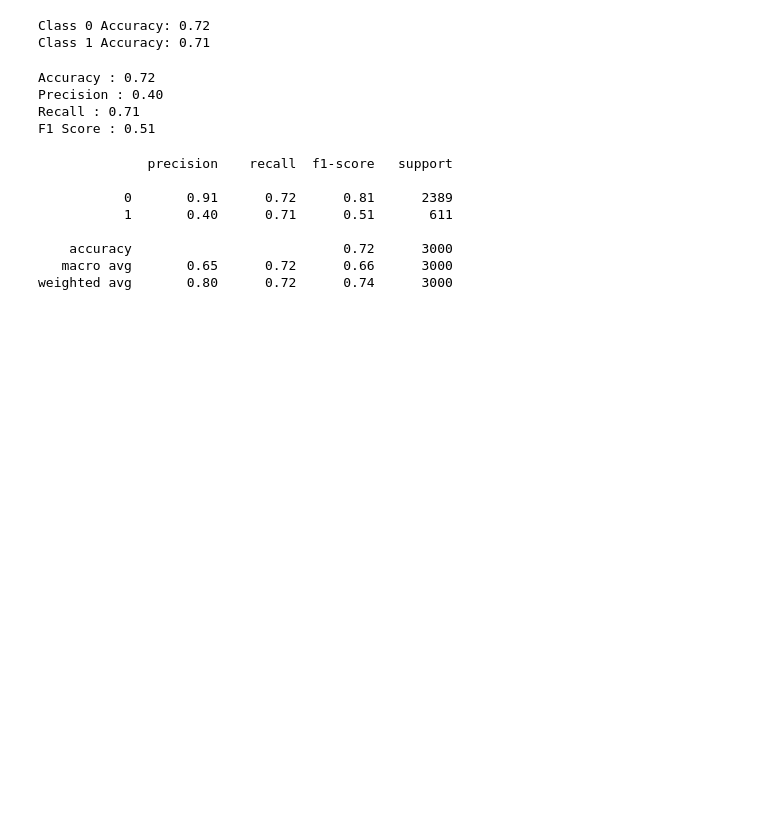
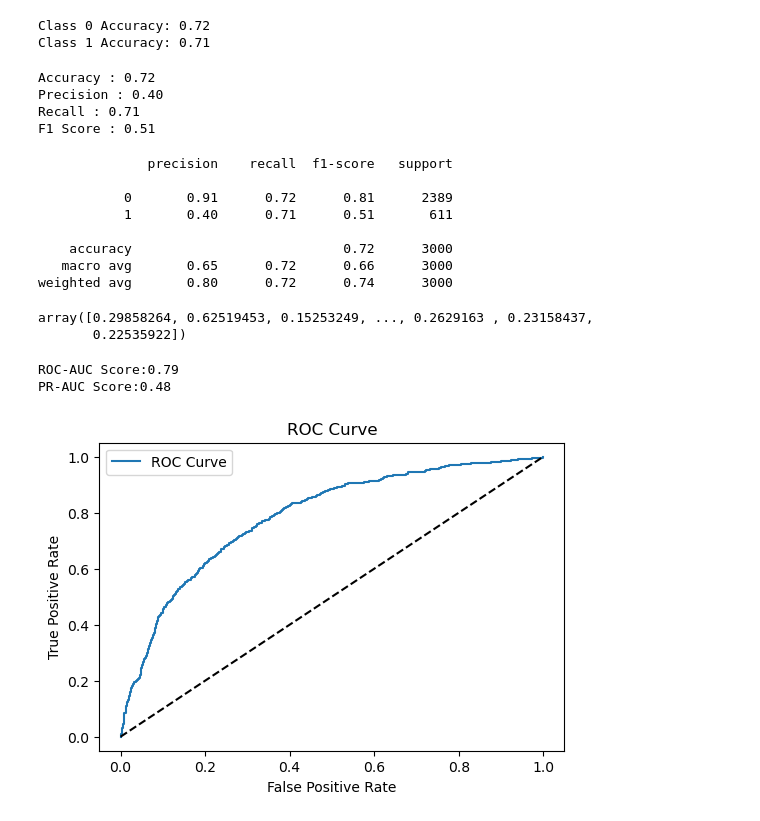
Before and after one commit to amandeep-singh28/Bank-Customer-Churn, a Jupyter notebook: 06_Logistic_Regression_SMOTE.ipynb, the cells around one changed output. Saved outputs shown, nothing was run; the diff lists cells and outputs as text; code cells hidden in the pictures; blank space fills up the shorter version.

```diff
--- a/06_Logistic_Regression_SMOTE.ipynb
+++ b/06_Logistic_Regression_SMOTE.ipynb
@@ -116,3 +117,30 @@ print(classification_report(y_test, y_pred))
     accuracy                           0.72      3000
    macro avg       0.65      0.72      0.66      3000
 weighted avg       0.80      0.72      0.74      3000
+# %%
+y_prob = pipe.predict_proba(X_test)[:, 1]
+y_prob
+# %% [output]
+array([0.29858264, 0.62519453, 0.15253249, ..., 0.2629163 , 0.23158437,
+       0.22535922])
+# %%
+roc_auc = roc_auc_score(y_test, y_prob)
+pr_auc = average_precision_score(y_test, y_prob)
+print(f"ROC-AUC Score:{roc_auc:.2f}")
+print(f"PR-AUC Score:{pr_auc:.2f}")
+# %% [output]
+ROC-AUC Score:0.79
+PR-AUC Score:0.48
+# %%
+fpr, tpr, thresholds = roc_curve(y_test, y_prob)
+
+plt.figure(figsize = (6,4))
+plt.plot(fpr, tpr, label="ROC Curve")
+plt.plot([0,1], [0,1], 'k--')
+plt.xlabel("False Positive Rate")
+plt.ylabel("True Positive Rate")
+plt.title("ROC Curve")
+plt.legend()
+plt.show()
+# %% [output]
+[figure, added]
```
Also changed, not shown: parts of 2 cells of this notebook, 4 other files.
